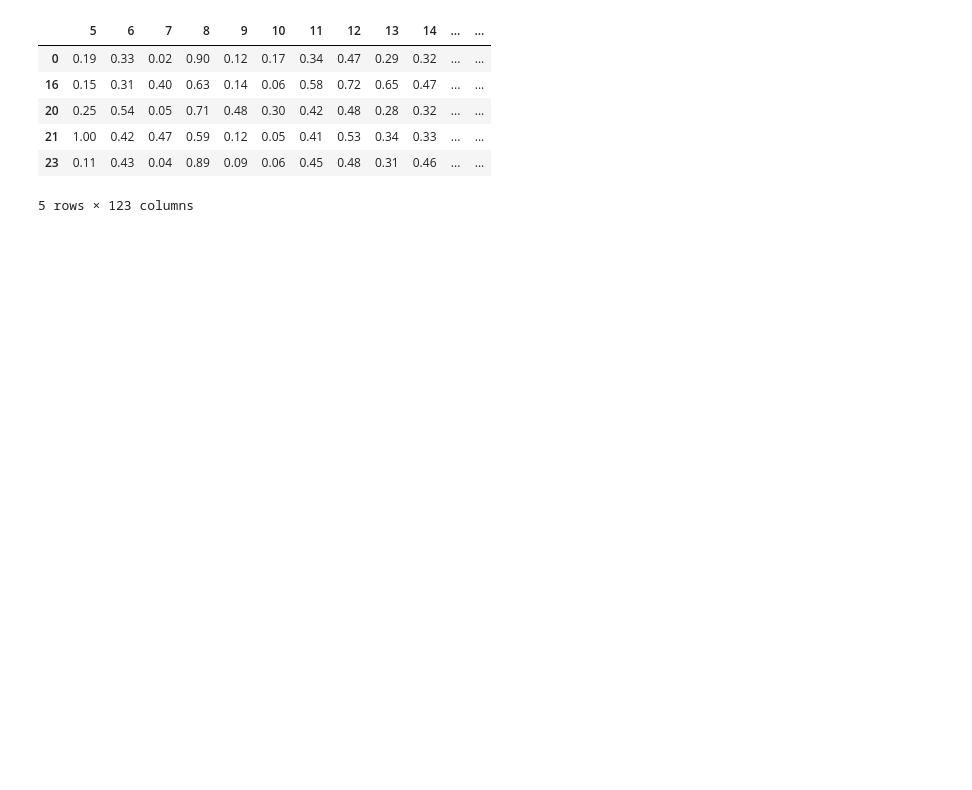
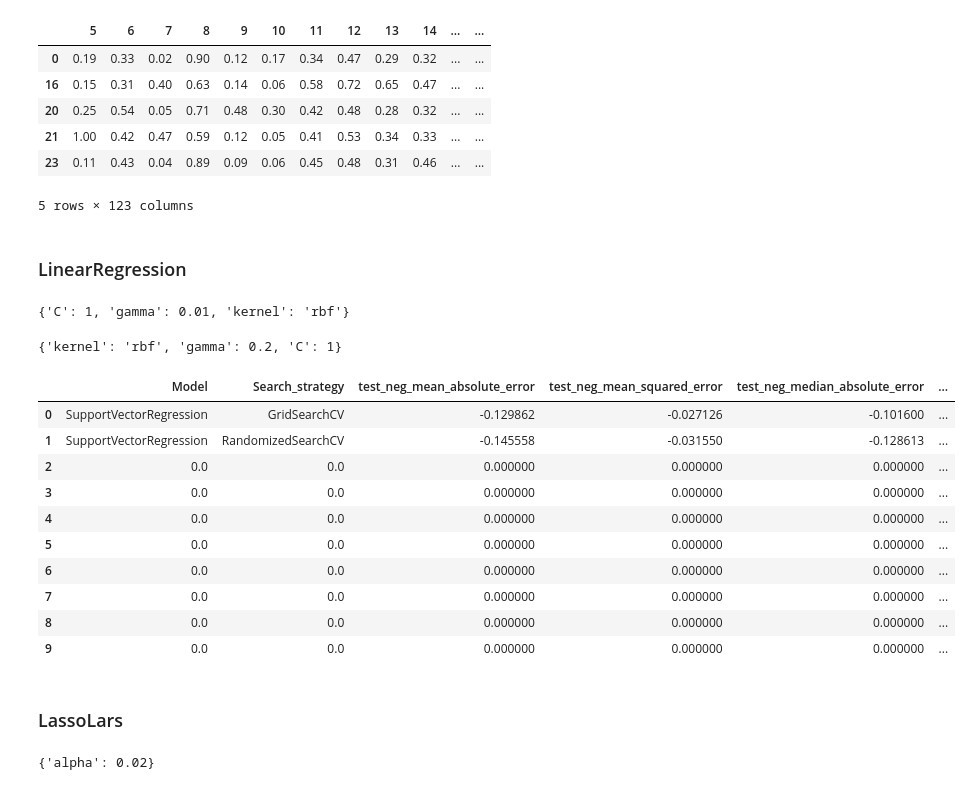
Before and after one commit to brasilnike/Teme-Introducere-in-Data-Science, a Jupyter notebook: Tema5 - IDS/Homework Progress/Tema5_IDS.ipynb, the cells around one changed output. Saved outputs shown, nothing was run; the diff lists cells and outputs as text; code cells hidden in the pictures; blank space fills up the shorter version.

```diff
--- a/Tema5 - IDS/Homework Progress/Tema5_IDS.ipynb
+++ b/Tema5 - IDS/Homework Progress/Tema5_IDS.ipynb
@@ -1008,0 +968,15 @@ from sklearn.linear_model import LogisticRegression
+# %%
+com_crime_X = com_crime_data.iloc[:, :-1].values
+com_crime_y = com_crime_data.iloc[:, -1].values
+# %% [markdown]
+### LinearRegression
+# %%
+regression = SVR(epsilon=0.01)
+parameter_grid = [{'kernel': ['rbf'], 'gamma': [1e-4, 1e-3, 0.01, 0.1, 0.2, 0.5, 0.6, 0.9],'C': [1, 10, 100, 1000, 10000]}]
+# %%
+grid_search = GridSearchCV(estimator=regression, param_grid=parameter_grid, cv=5, scoring='neg_mean_squared_error')
+grid_search.fit(com_crime_X, com_crime_y)
+best_parameters = grid_search.best_params_
+print(best_parameters)
+# %% [output]
+{'C': 1, 'gamma': 0.01, 'kernel': 'rbf'}
@@ -1008,0 +987,27 @@ from sklearn.linear_model import LogisticRegression
+# %%
+random_search = RandomizedSearchCV(estimator=regression, param_distributions=parameter_grid, cv=5, scoring='neg_mean_squared_error')
+random_search.fit(com_crime_X, com_crime_y)
+best_parameters = random_search.best_params_
+print(best_parameters)
+# %% [output]
+{'kernel': 'rbf', 'gamma': 0.2, 'C': 1}
+# %%
+tuned_regression = SVR(**best_parameters)
+random_scores = cross_validate(tuned_regression, com_crime_X, com_crime_y, cv=5, scoring=['neg_mean_absolute_error', 'neg_mean_squared_error', 'neg_median_absolute_error'], return_train_score=True)
+populate_dataFrame(com_crime_df, random_scores, 'SupportVectorRegression', 'RandomizedSearchCV', 1)
+
+com_crime_df.head(n=10)
+# %% [output]
+|  | Model | Search_strategy | test_neg_mean_absolute_error | test_neg_mean_squared_error | test_neg_median_absolute_error | ... |
+| 0 | SupportVectorRegression | GridSearchCV | -0.129862 | -0.027126 | -0.101600 | ... |
+| 1 | SupportVectorRegression | RandomizedSearchCV | -0.145558 | -0.031550 | -0.128613 | ... |
+| 2 | 0.0 | 0.0 | 0.000000 | 0.000000 | 0.000000 | ... |
+| 3 | 0.0 | 0.0 | 0.000000 | 0.000000 | 0.000000 | ... |
+| 4 | 0.0 | 0.0 | 0.000000 | 0.000000 | 0.000000 | ... |
+| 5 | 0.0 | 0.0 | 0.000000 | 0.000000 | 0.000000 | ... |
+| 6 | 0.0 | 0.0 | 0.000000 | 0.000000 | 0.000000 | ... |
+| 7 | 0.0 | 0.0 | 0.000000 | 0.000000 | 0.000000 | ... |
+| 8 | 0.0 | 0.0 | 0.000000 | 0.000000 | 0.000000 | ... |
+| 9 | 0.0 | 0.0 | 0.000000 | 0.000000 | 0.000000 | ... |
+# %% [markdown]
+### LassoLars
@@ -1008,0 +1017,7 @@ from sklearn.linear_model import LogisticRegression
+# %%
+grid_search = GridSearchCV(estimator=regression, param_grid=parameter_grid, cv=5, scoring='neg_mean_squared_error')
+grid_search.fit(com_crime_X, com_crime_y)
+best_parameters = grid_search.best_params_
+print(best_parameters)
+# %% [output]
+{'alpha': 0.02}
```
Also changed, not shown: parts of 66 cells of this notebook, 4 other files.
